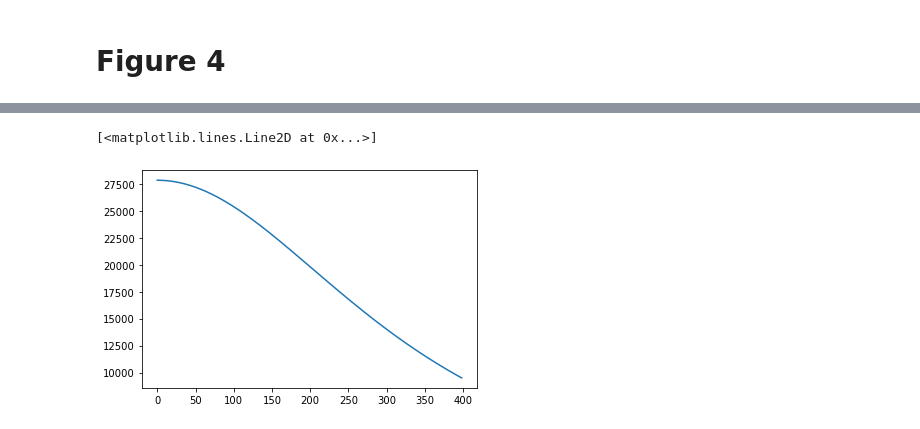
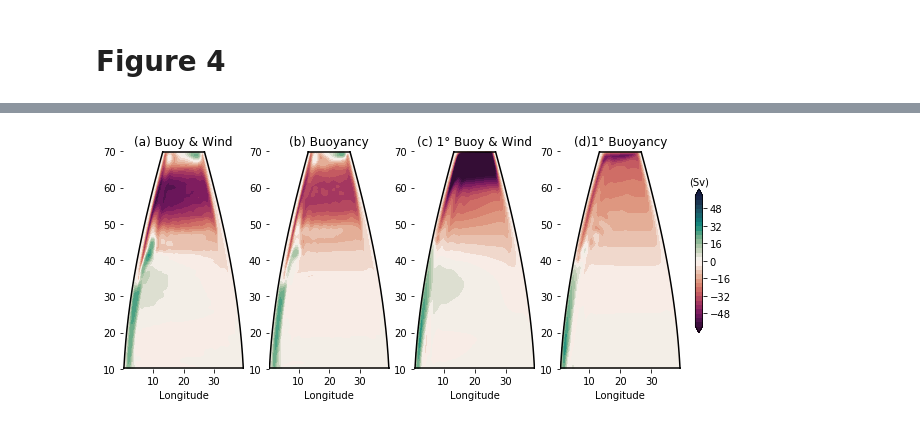
Before and after one commit to AndyHoggANU/tub-north, a Jupyter notebook: PaperFigures.ipynb, the cells around one changed output, grey strips where cells are left out. Saved outputs shown, nothing was run; the diff lists cells and outputs as text; code cells hidden in the pictures.

```diff
--- a/PaperFigures.ipynb
+++ b/PaperFigures.ipynb
@@ -107,7 +111,7 @@ yp1[0] = 0
 for i in range(ny):
     yp1[i+1] = yp1[i] + dy
     dy = rx*np.cos(yp1[i+1]*np.pi/180.)
-basin_width = 40*110e3*np.cos(np.pi*yp1/180)
+basin_width = 30*110e3*np.cos(np.pi*yp1/180) ## This is width at 10°E, where linear circulation is evaluated!
 # %% [output]
  Domain goes from Equator to: 70.06911709351805
 # %% [markdown]
@@ -421,11 +463,0 @@ ax4.plot(wind, stSv,'b--',label='Sverdrup')
-# %%
-ii=0
-for ekey in buoy_expts:
-    ii+=1
-    expt = exptdict[ekey]['expt']
-    FileName = processed+expt+'/temp_surf_averaged.nc'
-    SST = xr.open_dataset(FileName).temp
-    SST.mean('xh').plot(label=ekey)
-    #dTdy = np.gradient(SST.mean('xh').values,1.0)/dyT
-    #mdTdy = np.mean(dTdy[80:120])
-plt.legend()
@@ -459,5 +464,23 @@ plt.plot(vh)
-# %%
-plt.plot(dyF[:,0])
-# %% [output]
-[<matplotlib.lines.Line2D at 0x...>]
-[figure, removed]
+# %%
+fig, ax = plt.subplots(1,4,figsize=(10,4))
+vlev = np.linspace(-60,60,31)
+ii=0
+titles=['(a) Buoy & Wind','(b) Buoyancy','(c) 1° Buoy & Wind','(d)1° Buoyancy']
+variable = 'vh_rho'
+for ekey in GM_expts:
+    expt = exptdict[ekey]['expt']
+    FileName = processed+expt+'/'+variable+'_barotropic_averaged.nc'
+    psi = xr.open_dataset(FileName).vh_rho
+    X,Y = plot_mercator(ax[ii],psi.coords['xh'],psi.coords['yq'])
+    p1=ax[ii].contourf(X,Y,psi,levels=vlev,extend='both',cmap=cm.cm.curl_r)
+    ax[ii].set_title(titles[ii])
+    ii+=1
+cax=plt.axes([0.92,0.25,0.01,.5])
+cb=plt.colorbar(p1,cax=cax)
+cb.ax.xaxis.set_label_position("top")
+cb.ax.set_xlabel('(Sv)')
+
+plt.savefig('FigureS2.png')
+plt.savefig('FigureS2.pdf')
+# %% [output]
+[figure, added]
```
Also changed, not shown: parts of 13 cells of this notebook, 2 other files.
